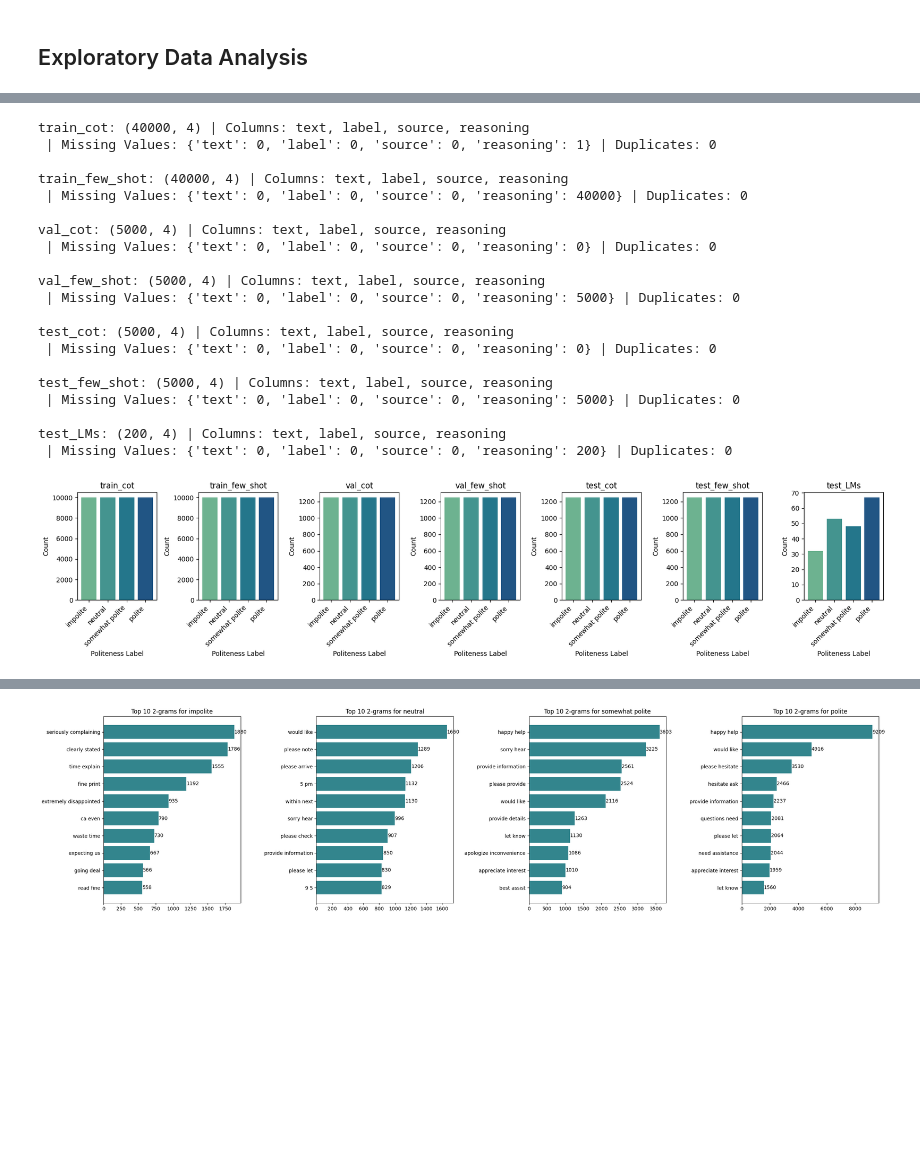
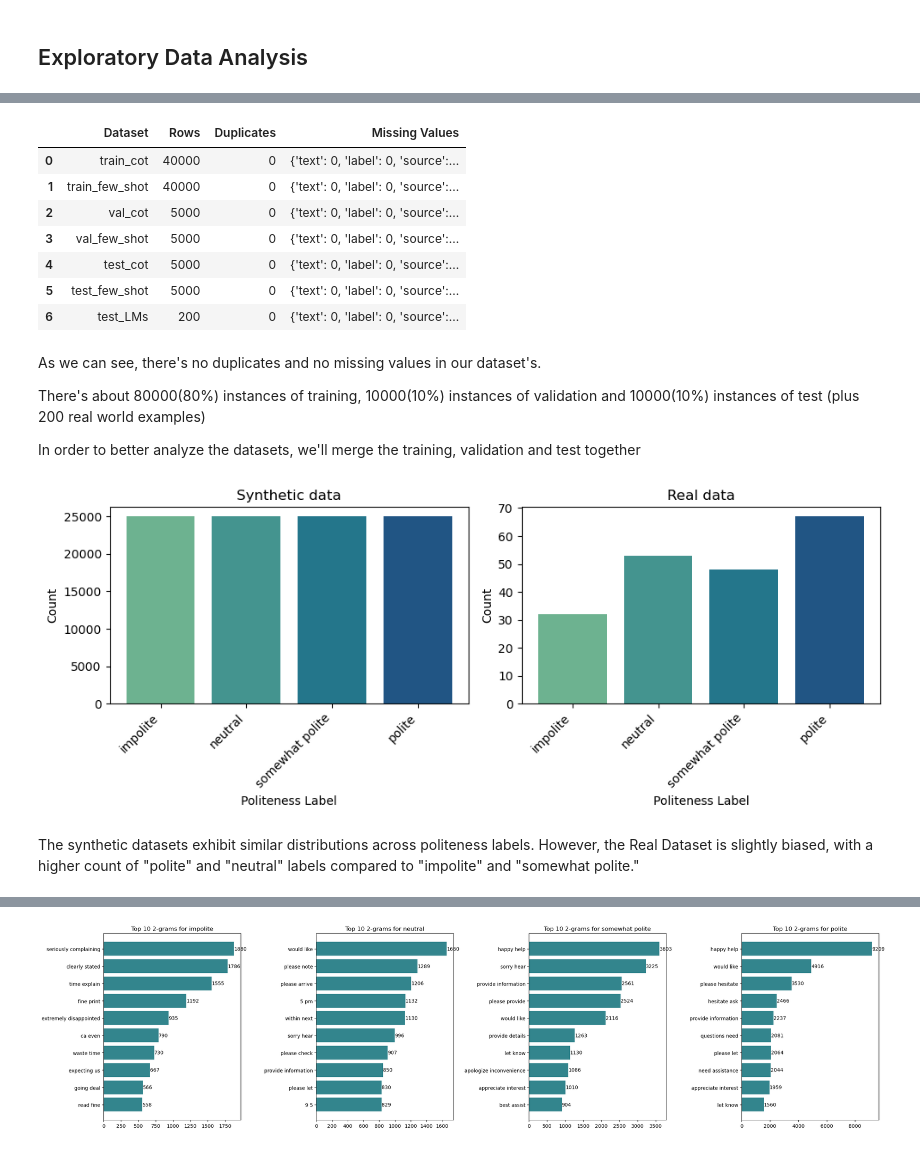
Before and after one commit to franciscopana/M.IA_Natural-Language-Processing, a Jupyter notebook: main.ipynb, the cells around one changed output, grey strips where cells are left out. Cells and saved outputs as stored; diff of their text form; code cells hidden in the pictures; blank space fills up the shorter version.

```diff
--- a/main.ipynb
+++ b/main.ipynb
@@ -119,60 +109,69 @@ dataframes = {}
 for name, path in file_paths.items():
     dataframes[name] = pd.read_csv(path)
 # %%
+table_data = []
 for name, df in dataframes.items():
-    shape_info = f"{name}: {df.shape} | Columns: {', '.join(df.columns)}"
-    missing_info = f" | Missing Values: {df.isnull().sum().to_dict()}"
+    shape = df.shape
+    columns = ', '.join(df.columns)
+    missing_values = df.isnull().sum().to_dict()
+    duplicates = df.duplicated().sum()
 
-    duplicate_count = df.duplicated().sum()
-    duplicates_info = f" | Duplicates: {duplicate_count}"
+    table_data.append({
+        'Dataset': name,
+        'Rows': f"{shape[0]}",
+        'Duplicates': duplicates,
+        'Missing Values': str(missing_values),
+    })
 
-    print(shape_info)
-    print(missing_info + duplicates_info)
-    print()
+table_df = pd.DataFrame(table_data)
+table_df
 # %% [output]
-train_cot: (40000, 4) | Columns: text, label, source, reasoning
- | Missing Values: {'text': 0, 'label': 0, 'source': 0, 'reasoning': 1} | Duplicates: 0
-
-train_few_shot: (40000, 4) | Columns: text, label, source, reasoning
- | Missing Values: {'text': 0, 'label': 0, 'source': 0, 'reasoning': 40000} | Duplicates: 0
-
-val_cot: (5000, 4) | Columns: text, label, source, reasoning
- | Missing Values: {'text': 0, 'label': 0, 'source': 0, 'reasoning': 0} | Duplicates: 0
-
-val_few_shot: (5000, 4) | Columns: text, label, source, reasoning
- | Missing Values: {'text': 0, 'label': 0, 'source': 0, 'reasoning': 5000} | Duplicates: 0
-
-test_cot: (5000, 4) | Columns: text, label, source, reasoning
- | Missing Values: {'text': 0, 'label': 0, 'source': 0, 'reasoning': 0} | Duplicates: 0
-
-test_few_shot: (5000, 4) | Columns: text, label, source, reasoning
- | Missing Values: {'text': 0, 'label': 0, 'source': 0, 'reasoning': 5000} | Duplicates: 0
-
-test_LMs: (200, 4) | Columns: text, label, source, reasoning
- | Missing Values: {'text': 0, 'label': 0, 'source': 0, 'reasoning': 200} | Duplicates: 0
+|  | Dataset | Rows | Duplicates | Missing Values |
+| 0 | train_cot | 40000 | 0 | {'text': 0, 'label': 0, 'source':... |
+| 1 | train_few_shot | 40000 | 0 | {'text': 0, 'label': 0, 'source':... |
+| 2 | val_cot | 5000 | 0 | {'text': 0, 'label': 0, 'source':... |
+| 3 | val_few_shot | 5000 | 0 | {'text': 0, 'label': 0, 'source':... |
+| 4 | test_cot | 5000 | 0 | {'text': 0, 'label': 0, 'source':... |
+| 5 | test_few_shot | 5000 | 0 | {'text': 0, 'label': 0, 'source':... |
+| 6 | test_LMs | 200 | 0 | {'text': 0, 'label': 0, 'source':... |
+# %% [markdown]
+As we can see, there's no duplicates and no missing values in our dataset's.
+
+There's about 80000(80%) instances of training, 10000(10%) instances of validation and 10000(10%) instances of test (plus 200 real world examples)
+
+In order to better analyze the datasets, we'll merge the training, validation and test together
+# %%
+all_synthetic = pd.concat([dataframes['train_cot'], dataframes['train_few_shot'], dataframes['val_cot'], dataframes['val_few_shot'], dataframes['test_cot'], dataframes['test_few_shot']])
+
+combined_dataframes = {
+    'Synthetic data': all_synthetic,
+    'Real data': dataframes['test_LMs']
+}
 # %%
 label_order = ['impolite', 'neutral', 'somewhat polite', 'polite']
 
-plt.figure(figsize=(18, 4))
-n_datasets = len(dataframes)
-for i, (name, df) in enumerate(dataframes.items(), 1):
+plt.figure(figsize=(10, 4))
+n_datasets = len(combined_dataframes)
+for i, (name, df) in enumerate(combined_dataframes.items(), 1):
     if 'label' in df.columns:
         label_counts = Counter(df['label'].astype(str))
         labels = [l for l in label_order if l in label_counts]
         counts = [label_counts[l] for l in labels if l in label_counts]
 
         plt.subplot(1, n_datasets, i)
 
         colors = sns.color_palette("crest", n_colors=len(labels))
         plt.bar(labels, counts, color=colors)
 
         plt.title(f'{name}')
         plt.xlabel('Politeness Label')
         plt.ylabel('Count')
         plt.xticks(rotation=45, ha='right')
 
 plt.tight_layout()
 plt.show()
 # %% [output]
-[figure, old version]
+[figure, new version]
+# %% [markdown]
+The synthetic datasets exhibit similar distributions across politeness labels. However, the Real Dataset is slightly biased, with a higher count of "polite" and "neutral" labels compared to "impolite" and "somewhat polite."
 # %%
```
Also changed, not shown: parts of 16 cells of this notebook.
